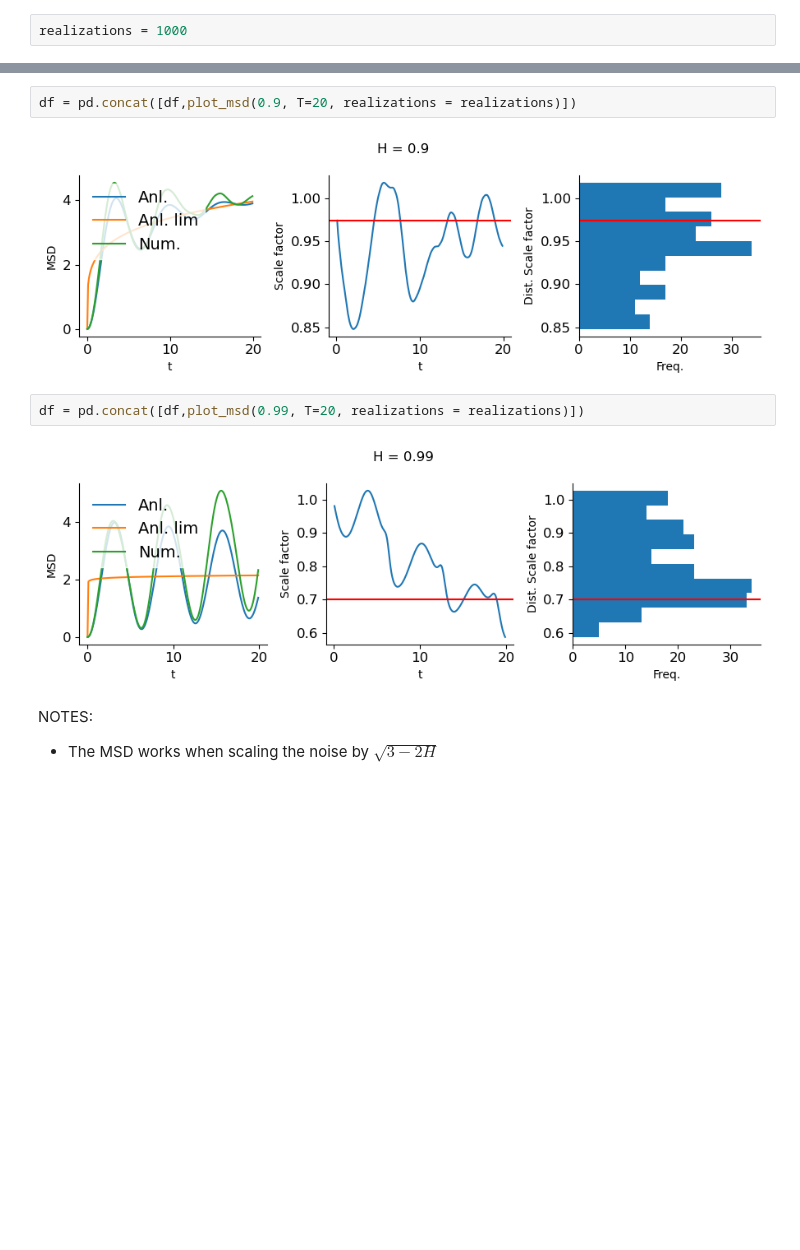
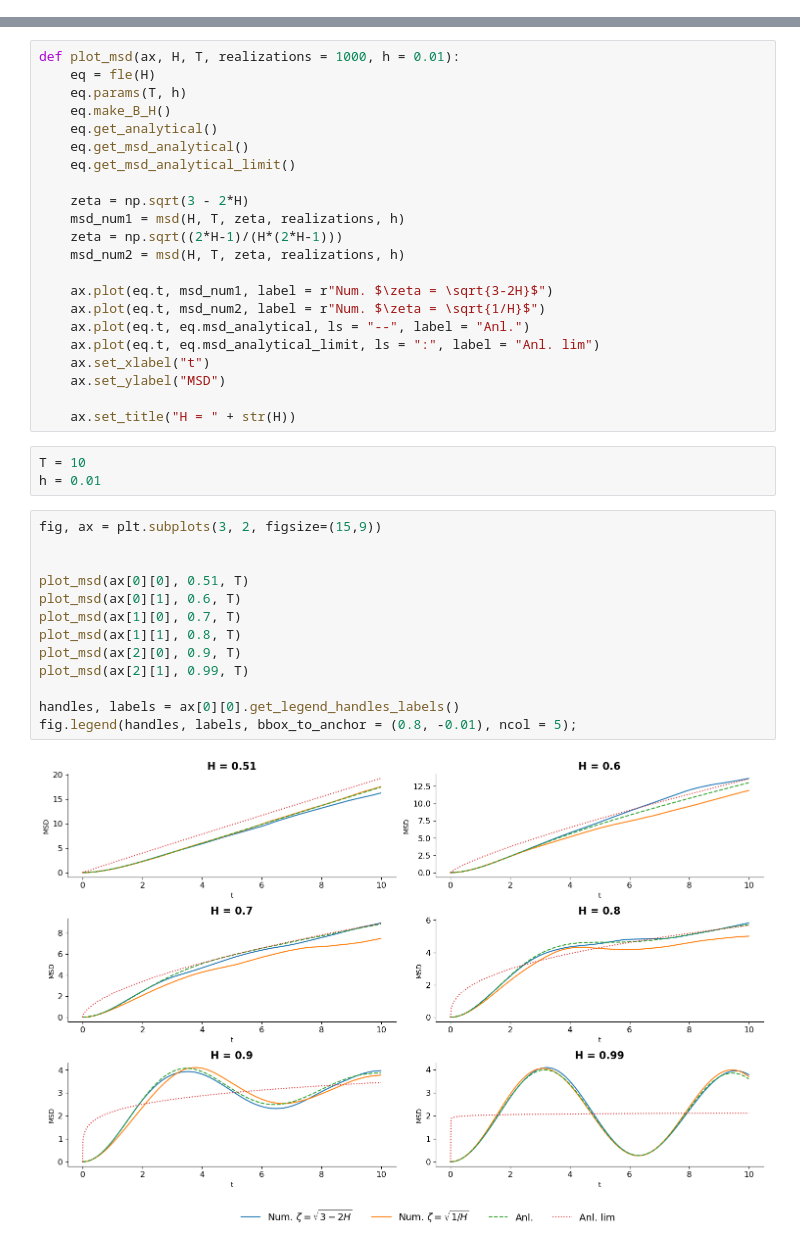
Before and after one commit to davidsantiagoquevedo/fractional-langevin-equations, a Jupyter notebook: analysis/inspect_fLe_MSD.ipynb, the cells around one changed output, grey strips where cells are left out. Cells and saved outputs as stored; diff of their text form; blank space fills up the shorter version.

```diff
--- a/analysis/inspect_fLe_MSD.ipynb
+++ b/analysis/inspect_fLe_MSD.ipynb
@@ -81,2 +63,0 @@ def plot_msd(H, T, realizations = 1000, h = 0.1):
-# %%
-realizations = 1000
@@ -100,12 +64,41 @@ df = pd.concat([df,plot_msd(0.8, T=20, realizations = realizations)])
-# %%
-df = pd.concat([df,plot_msd(0.9, T=20, realizations = realizations)])
-# %% [output]
-[figure, removed]
-# %%
-df = pd.concat([df,plot_msd(0.99, T=20, realizations = realizations)])
-# %% [output]
-[figure, removed]
-# %% [markdown]
-NOTES:
-* The MSD works when scaling the noise by $\sqrt{3-2H}$
+# %%
+def plot_msd(ax, H, T, realizations = 1000, h = 0.01):
+    eq = fle(H)
+    eq.params(T, h)
+    eq.make_B_H()
+    eq.get_analytical()
+    eq.get_msd_analytical()
+    eq.get_msd_analytical_limit()
+
+    zeta = np.sqrt(3 - 2*H)
+    msd_num1 = msd(H, T, zeta, realizations, h)
+    zeta = np.sqrt((2*H-1)/(H*(2*H-1)))
+    msd_num2 = msd(H, T, zeta, realizations, h)
+
+    ax.plot(eq.t, msd_num1, label = r"Num. $\zeta = \sqrt{3-2H}$")
+    ax.plot(eq.t, msd_num2, label = r"Num. $\zeta = \sqrt{1/H}$")
+    ax.plot(eq.t, eq.msd_analytical, ls = "--", label = "Anl.")
+    ax.plot(eq.t, eq.msd_analytical_limit, ls = ":", label = "Anl. lim")
+    ax.set_xlabel("t")
+    ax.set_ylabel("MSD")
+
+    ax.set_title("H = " + str(H))
+# %%
+T = 10
+h = 0.01
+# %%
+fig, ax = plt.subplots(3, 2, figsize=(15,9))
+
+
+plot_msd(ax[0][0], 0.51, T)
+plot_msd(ax[0][1], 0.6, T)
+plot_msd(ax[1][0], 0.7, T)
+plot_msd(ax[1][1], 0.8, T)
+plot_msd(ax[2][0], 0.9, T)
+plot_msd(ax[2][1], 0.99, T)
+
+handles, labels = ax[0][0].get_legend_handles_labels()
+fig.legend(handles, labels, bbox_to_anchor = (0.8, -0.01), ncol = 5);
+# %% [output]
+[figure, added]
 # %%
```
Also changed, not shown: parts of 11 cells of this notebook.
